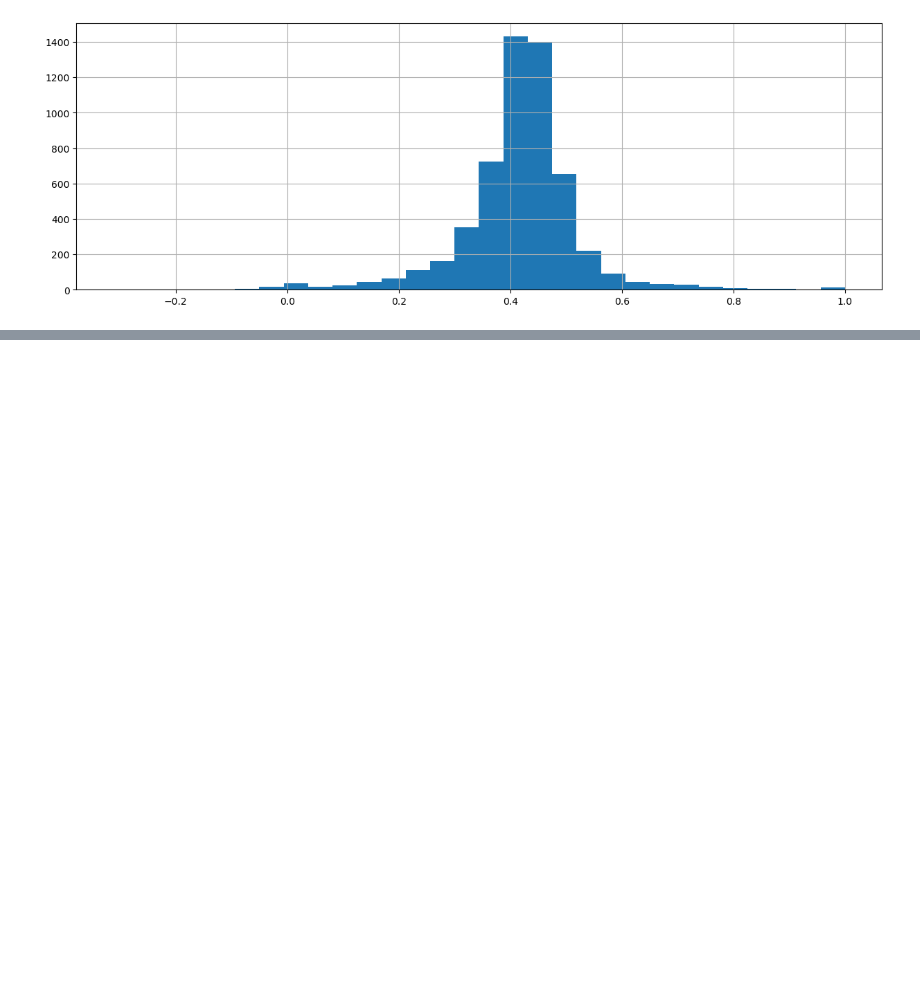
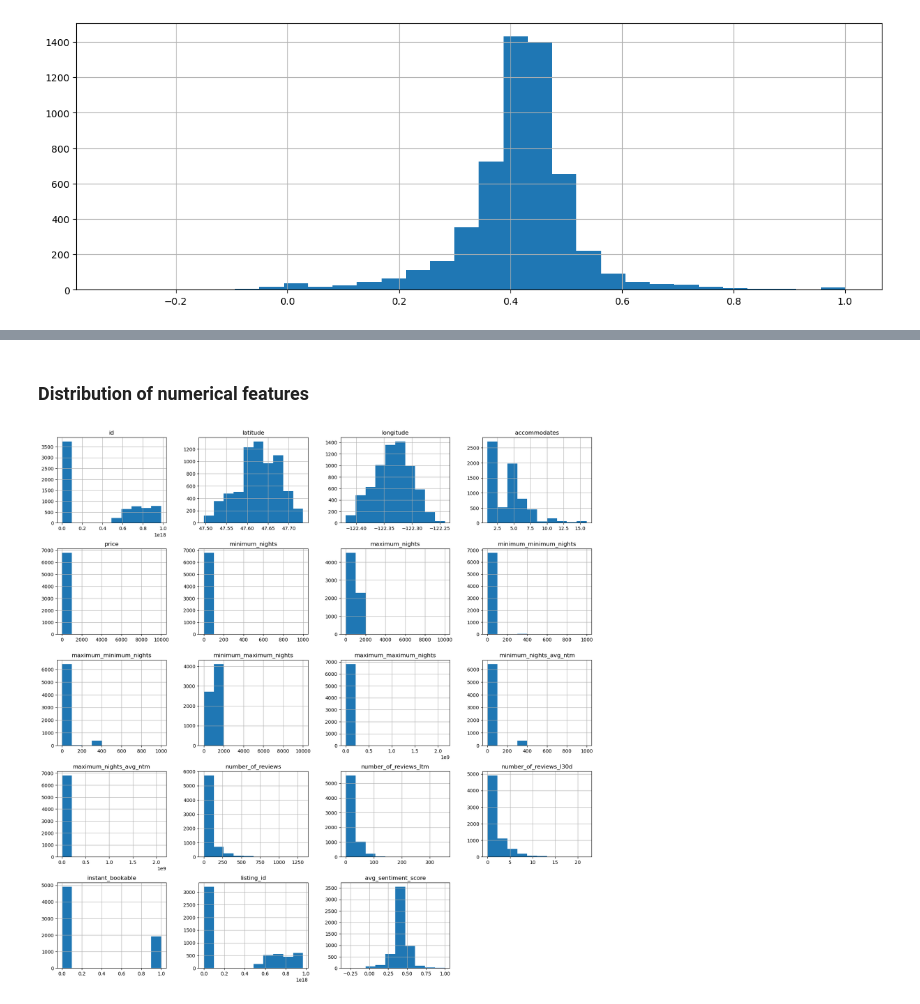
Before and after one commit to kflemming30/6505-Project, a Jupyter notebook: airbnb_data_exploration.ipynb, the cells around one changed output, grey strips where cells are left out. Drawn from its saved outputs; the diff is of its cells as text; code cells hidden in the pictures; blank space fills up the shorter version.

```diff
--- a/airbnb_data_exploration.ipynb
+++ b/airbnb_data_exploration.ipynb
@@ -138,6 +242,7 @@ def clean_text_values(value):
         return np.nan
 
 cleaned_seattle_listings['num_bathrooms'] = cleaned_seattle_listings['bathrooms_text'].apply(clean_text_values)
+cleaned_seattle_listings.drop(columns='bathrooms_text', inplace=True)
 # %%
 #idenfity numerical columns to fill with Missing
 def identify_missing_numeric_columns(df):
@@ -203,6 +308,9 @@ num_bathrooms                   False
 dtype: bool
 # %%
 cleaned_seattle_listings.replace({'f': 0, 't': 1}, inplace=True)
+# %%
+# changing and converting data types
+cleaned_seattle_listings['price'] = cleaned_seattle_listings['price'].replace('[\$,]', '', regex=True).astype(float)
 # %%
 cleaned_seattle_listings.head()
 # %% [output]
@@ -363,0 +488,3 @@ seattle_listings_sent.avg_sentiment_score.hist(figsize=(15,5), bins=30);
+# %%
+numerical_col = seattle_listings_sent.select_dtypes(exclude=['object'])
+numerical_col.columns
@@ -363,0 +500,7 @@ seattle_listings_sent.avg_sentiment_score.hist(figsize=(15,5), bins=30);
+# %% [markdown]
+### Distribution of numerical features
+# %%
+numerical_col.hist(figsize = (20,20))
+plt.show()
+# %% [output]
+[figure, added]
```
Also changed, not shown: parts of 21 cells of this notebook.
